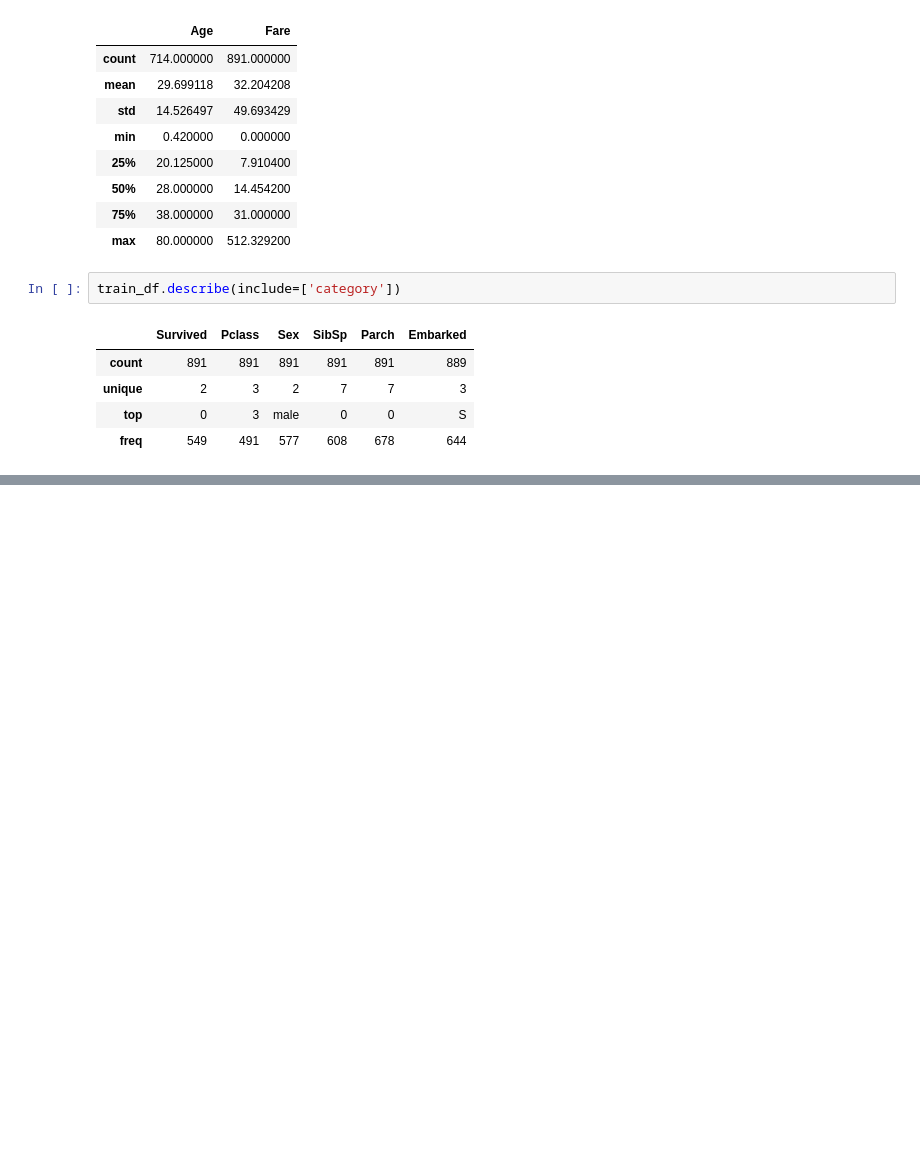
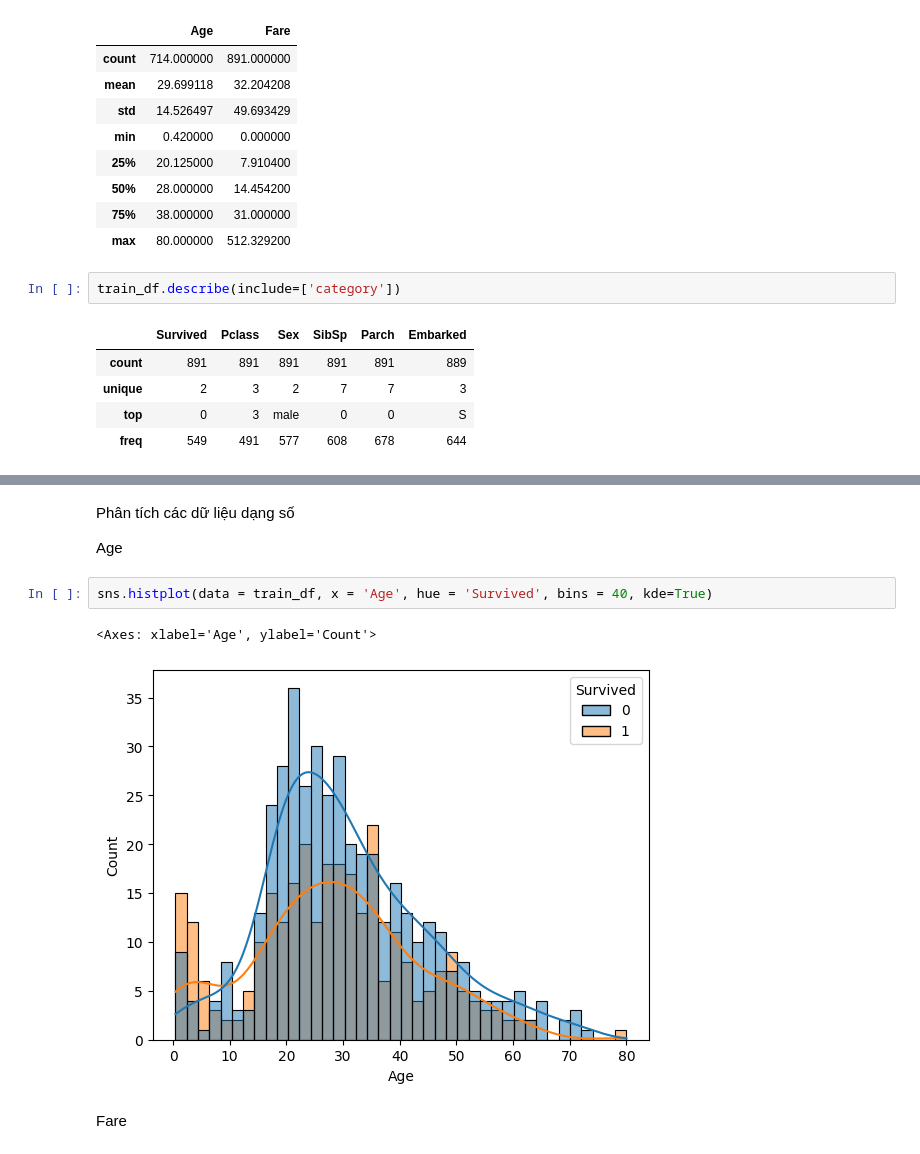
Before and after one commit to minhkhoa23/Machine-Learning-and-Analysis-from-Titanic-Disaster, a Jupyter notebook: TitanicDisaster.ipynb, the cells around one changed output, grey strips where cells are left out. Drawn from its saved outputs; the diff is of its cells as text; blank space fills up the shorter version.

```diff
--- a/TitanicDisaster.ipynb
+++ b/TitanicDisaster.ipynb
@@ -96,0 +177,11 @@ train_df.describe(include=['category'])
+# %% [markdown]
+Phân tích các dữ liệu dạng số
+
+Age
+# %%
+sns.histplot(data = train_df, x = 'Age', hue = 'Survived', bins = 40, kde=True)
+# %% [output]
+<Axes: xlabel='Age', ylabel='Count'>
+[figure, added]
+# %% [markdown]
+Fare
```
Also changed, not shown: parts of 16 cells of this notebook.
